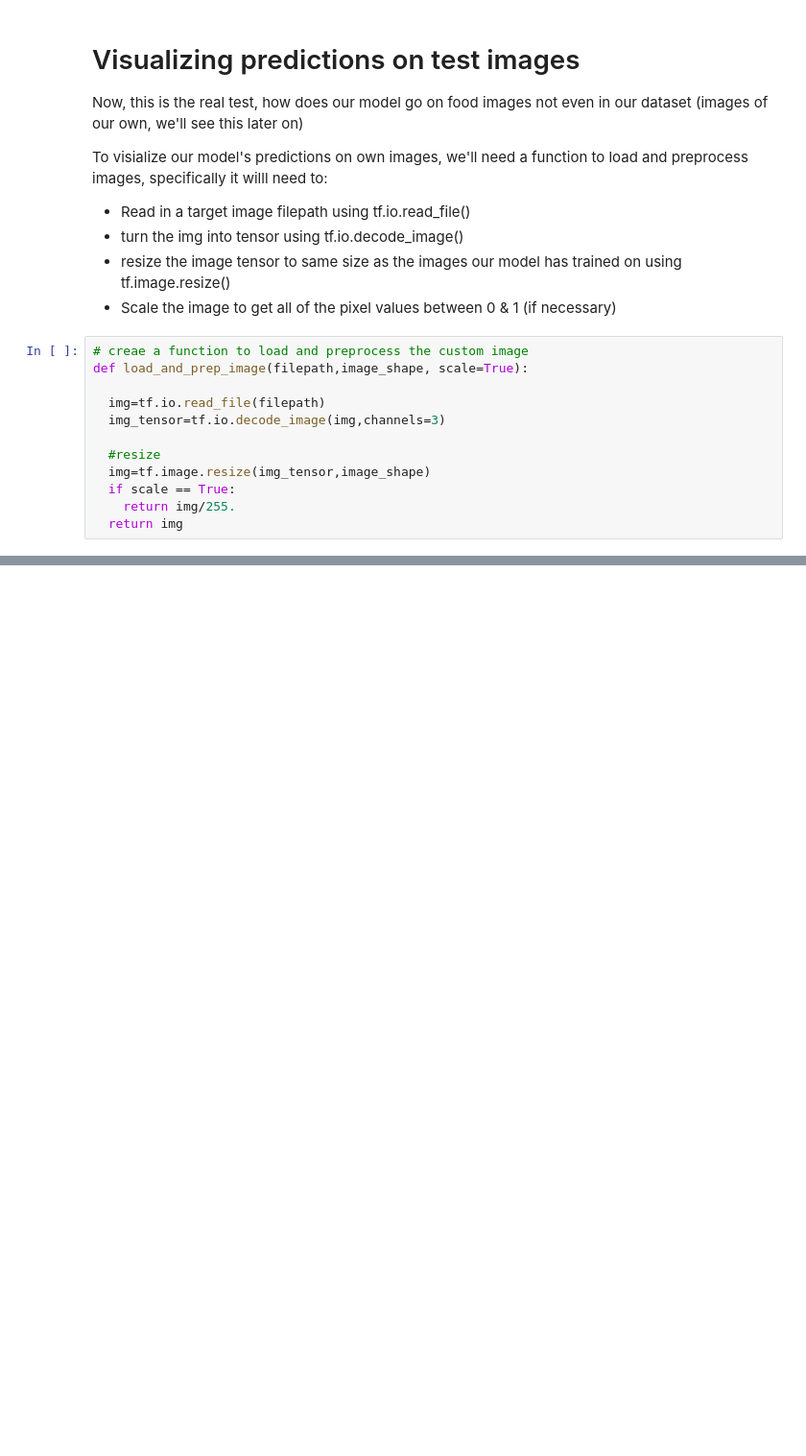
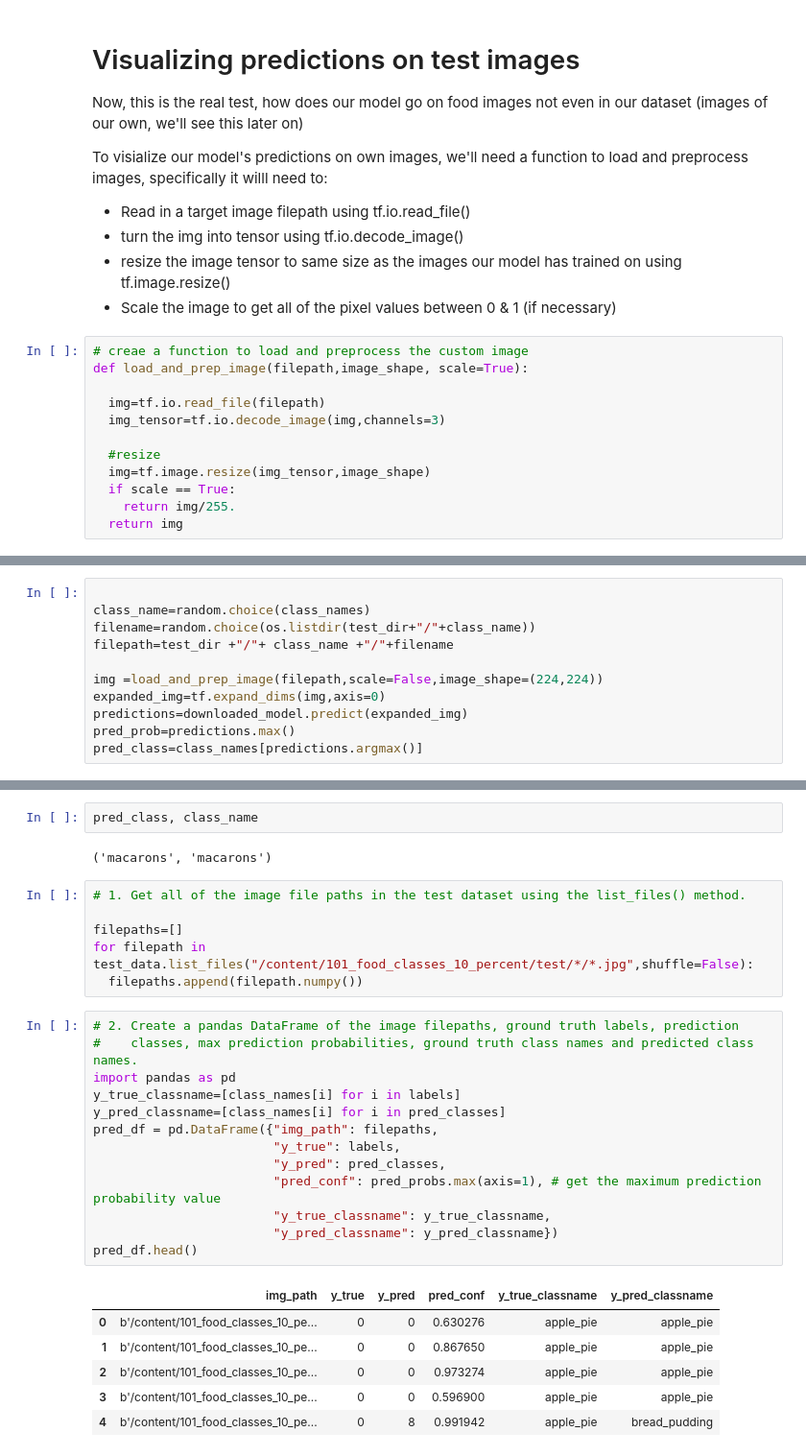
Before and after one commit to khanabdulmajid/tensorflow_deep_learning, a Jupyter notebook: 06__Transfer_learning_in_tensorflow_part_3_scaling_up.ipynb, the cells around one changed output, grey strips where cells are left out. Shown: that part at 96% size. Cells and saved outputs as stored; diff of their text form; blank space fills up the shorter version.

```diff
--- a/06__Transfer_learning_in_tensorflow_part_3_scaling_up.ipynb
+++ b/06__Transfer_learning_in_tensorflow_part_3_scaling_up.ipynb
@@ -404,0 +422,11 @@ for i in range(0,3):
+# %%
+
+class_name=random.choice(class_names)
+filename=random.choice(os.listdir(test_dir+"/"+class_name))
+filepath=test_dir +"/"+ class_name +"/"+filename
+
+img =load_and_prep_image(filepath,scale=False,image_shape=(224,224))
+expanded_img=tf.expand_dims(img,axis=0)
+predictions=downloaded_model.predict(expanded_img)
+pred_prob=predictions.max()
+pred_class=class_names[predictions.argmax()]
@@ -404,0 +435,30 @@ for i in range(0,3):
+# %%
+pred_class, class_name
+# %% [output]
+('macarons', 'macarons')
+# %%
+# 1. Get all of the image file paths in the test dataset using the list_files() method.
+
+filepaths=[]
+for filepath in test_data.list_files("/content/101_food_classes_10_percent/test/*/*.jpg",shuffle=False):
+  filepaths.append(filepath.numpy())
+# %%
+# 2. Create a pandas DataFrame of the image filepaths, ground truth labels, prediction
+#    classes, max prediction probabilities, ground truth class names and predicted class names.
+import pandas as pd
+y_true_classname=[class_names[i] for i in labels]
+y_pred_classname=[class_names[i] for i in pred_classes]
+pred_df = pd.DataFrame({"img_path": filepaths,
+                        "y_true": labels,
+                        "y_pred": pred_classes,
+                        "pred_conf": pred_probs.max(axis=1), # get the maximum prediction probability value
+                        "y_true_classname": y_true_classname,
+                        "y_pred_classname": y_pred_classname})
+pred_df.head()
+# %% [output]
+|  | img_path | y_true | y_pred | pred_conf | y_true_classname | y_pred_classname |
+| 0 | b'/content/101_food_classes_10_pe... | 0 | 0 | 0.630276 | apple_pie | apple_pie |
+| 1 | b'/content/101_food_classes_10_pe... | 0 | 0 | 0.867650 | apple_pie | apple_pie |
+| 2 | b'/content/101_food_classes_10_pe... | 0 | 0 | 0.973274 | apple_pie | apple_pie |
+| 3 | b'/content/101_food_classes_10_pe... | 0 | 0 | 0.596900 | apple_pie | apple_pie |
+| 4 | b'/content/101_food_classes_10_pe... | 0 | 8 | 0.991942 | apple_pie | bread_pudding |
```
Also changed, not shown: parts of 14 cells of this notebook.
